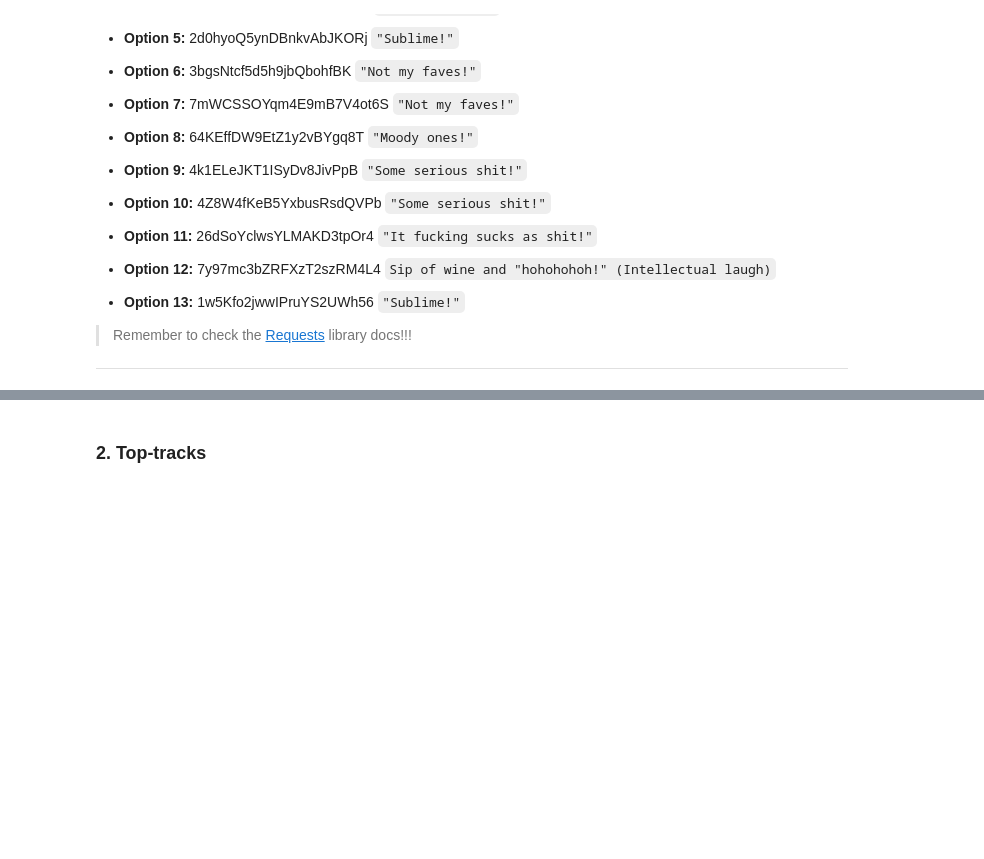
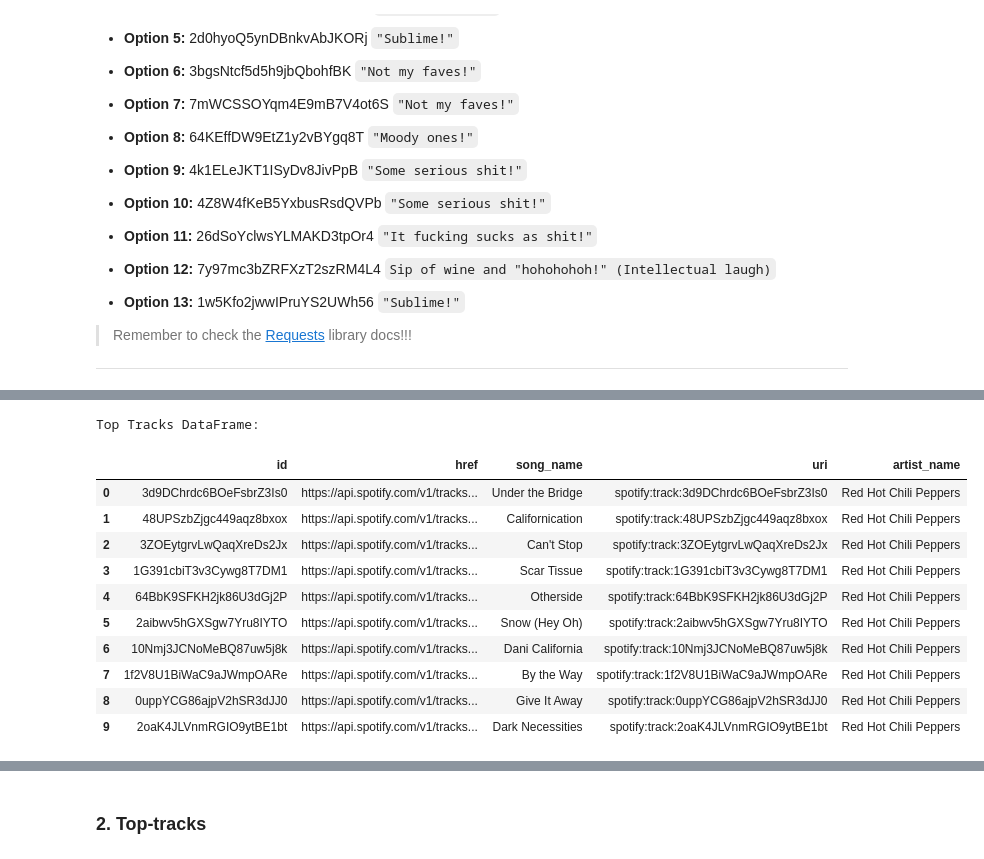
Before and after one commit to potacho/spotichallenge, a Jupyter notebook: notebooks/spotify_rest_api_challenge.ipynb, the cells around one changed output, grey strips where cells are left out. Saved outputs shown, nothing was run; the diff lists cells and outputs as text; code cells hidden in the pictures; blank space fills up the shorter version.

```diff
--- a/notebooks/spotify_rest_api_challenge.ipynb
+++ b/notebooks/spotify_rest_api_challenge.ipynb
@@ -90,0 +95,7 @@ __Here you have the different artists to start with:__
+# %%
+artist_id = '0L8ExT028jH3ddEcZwqJJ5'
+resource = 'artists/'
+
+# Artist endpoint
+artist_ep = base_url + resource + artist_id
+print(artist_ep)
@@ -90,0 +104,4 @@ __Here you have the different artists to start with:__
+# %%
+# API call
+artist_response = requests.get(artist_ep, headers=header_info)
+artist_response.status_code
@@ -90,0 +110,3 @@ __Here you have the different artists to start with:__
+# %%
+artist_response = artist_response.json()
+artist_response
@@ -90,0 +151,6 @@ __Here you have the different artists to start with:__
+# %%
+parameter = '/top-tracks'
+country_market = '?market=ES'
+top_tracks_ep = artist_ep + parameter + country_market
+top_tracks_ep_response = requests.get(top_tracks_ep, headers=header_info).json()
+top_tracks_ep_response
@@ -90,0 +175,36 @@ __Here you have the different artists to start with:__
+# %%
+def get_top_tracks(artist_id):
+    # Extracting relevant information for each track
+    tracks_data = []
+    for track in top_tracks_ep_response["tracks"]:
+        track_data = {
+            "id": track["id"],
+            "href": track["href"],
+            "song_name": track["name"],
+            "uri": track["uri"],
+            "artist_name": artist_response["name"]
+        }
+        tracks_data.append(track_data)
+
+    # Creating the DataFrame
+    top_tracks_df = pd.DataFrame(tracks_data)
+
+    return top_tracks_df
+
+# Get and display top tracks DataFrame
+artist_top_tracks = get_top_tracks(artist_id)
+print("\nTop Tracks DataFrame:")
+artist_top_tracks
+# %% [output]
+Top Tracks DataFrame:
+|  | id | href | song_name | uri | artist_name |
+| 0 | 3d9DChrdc6BOeFsbrZ3Is0 | https://api.spotify.com/v1/tracks... | Under the Bridge | spotify:track:3d9DChrdc6BOeFsbrZ3Is0 | Red Hot Chili Peppers |
+| 1 | 48UPSzbZjgc449aqz8bxox | https://api.spotify.com/v1/tracks... | Californication | spotify:track:48UPSzbZjgc449aqz8bxox | Red Hot Chili Peppers |
+| 2 | 3ZOEytgrvLwQaqXreDs2Jx | https://api.spotify.com/v1/tracks... | Can't Stop | spotify:track:3ZOEytgrvLwQaqXreDs2Jx | Red Hot Chili Peppers |
+| 3 | 1G391cbiT3v3Cywg8T7DM1 | https://api.spotify.com/v1/tracks... | Scar Tissue | spotify:track:1G391cbiT3v3Cywg8T7DM1 | Red Hot Chili Peppers |
+| 4 | 64BbK9SFKH2jk86U3dGj2P | https://api.spotify.com/v1/tracks... | Otherside | spotify:track:64BbK9SFKH2jk86U3dGj2P | Red Hot Chili Peppers |
+| 5 | 2aibwv5hGXSgw7Yru8IYTO | https://api.spotify.com/v1/tracks... | Snow (Hey Oh) | spotify:track:2aibwv5hGXSgw7Yru8IYTO | Red Hot Chili Peppers |
+| 6 | 10Nmj3JCNoMeBQ87uw5j8k | https://api.spotify.com/v1/tracks... | Dani California | spotify:track:10Nmj3JCNoMeBQ87uw5j8k | Red Hot Chili Peppers |
+| 7 | 1f2V8U1BiWaC9aJWmpOARe | https://api.spotify.com/v1/tracks... | By the Way | spotify:track:1f2V8U1BiWaC9aJWmpOARe | Red Hot Chili Peppers |
+| 8 | 0uppYCG86ajpV2hSR3dJJ0 | https://api.spotify.com/v1/tracks... | Give It Away | spotify:track:0uppYCG86ajpV2hSR3dJJ0 | Red Hot Chili Peppers |
+| 9 | 2oaK4JLVnmRGIO9ytBE1bt | https://api.spotify.com/v1/tracks... | Dark Necessities | spotify:track:2oaK4JLVnmRGIO9ytBE1bt | Red Hot Chili Peppers |
```
Also changed, not shown: parts of 64 cells of this notebook.
